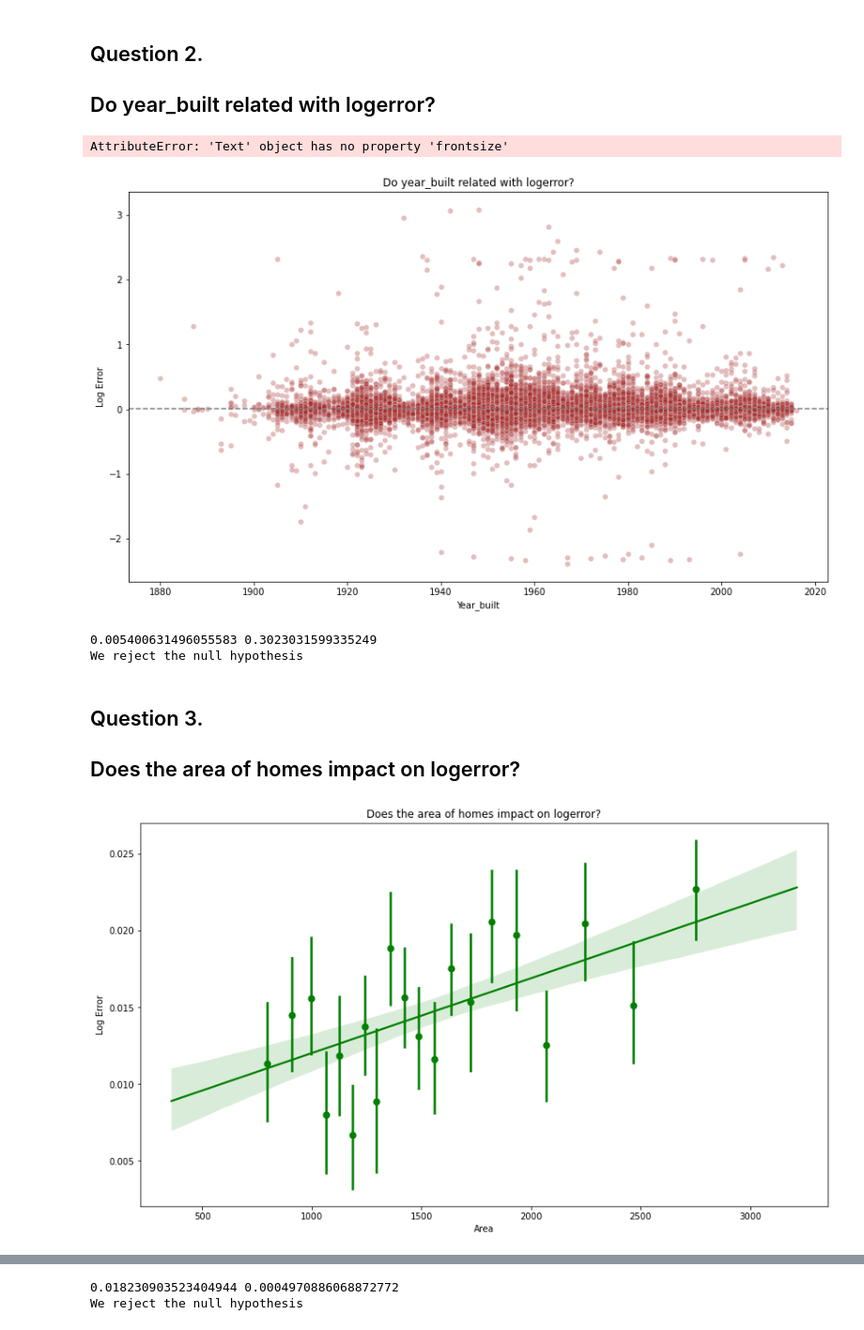
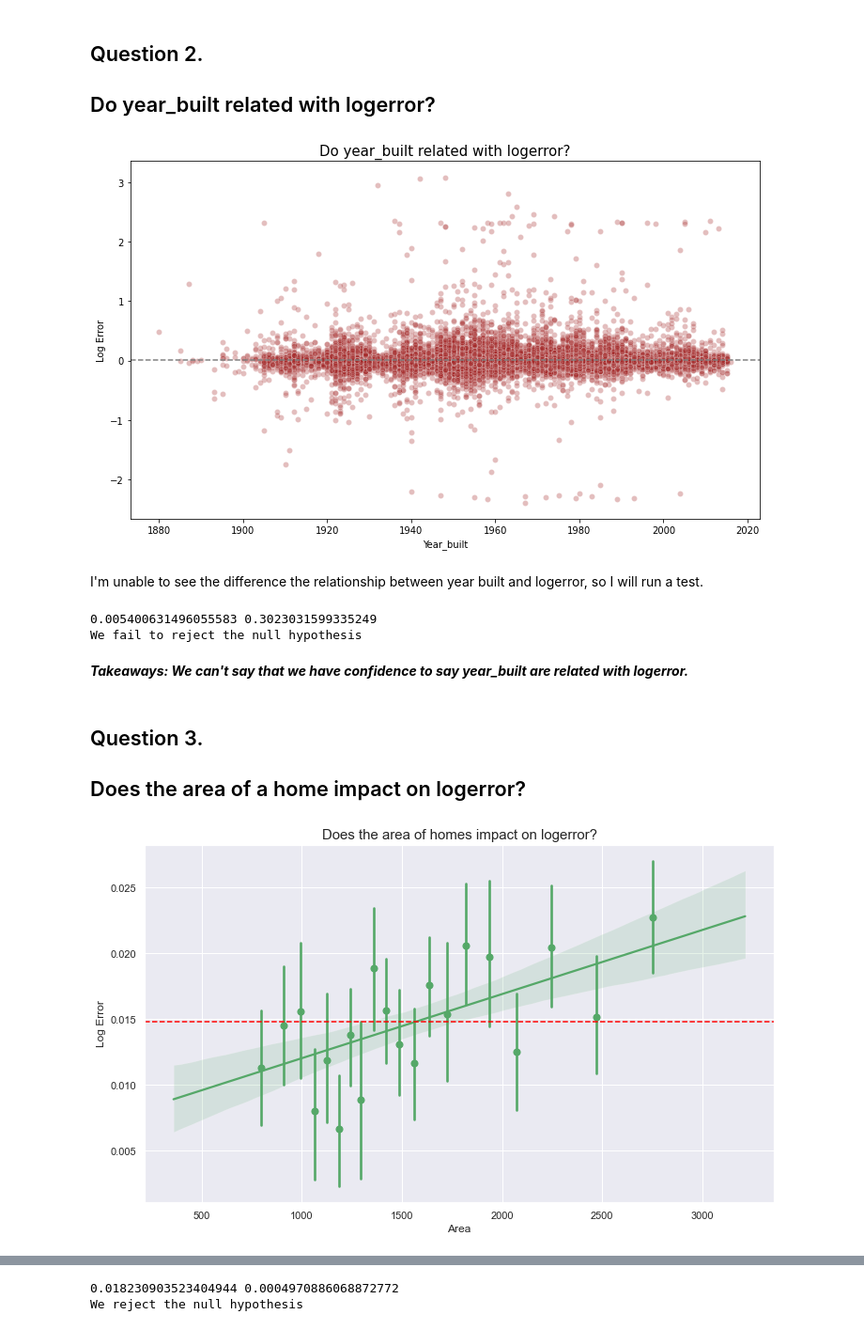
Before and after one commit to ellaxu43/clustering-exercises, a Jupyter notebook: explore_zillow.ipynb, the cells around one changed output, grey strips where cells are left out. Shown at 94% size. Cells and saved outputs as stored; diff of their text form; code cells hidden in the pictures.

```diff
--- a/explore_zillow.ipynb
+++ b/explore_zillow.ipynb
@@ -147,22 +159,27 @@ We reject the null hypothesis
 #H0:There is no relationship between logerror and year_built.
 #H1: There is relationship between logerror and year_built.
 # %%
-plt.figure(figsize=(14,8))
-sns.scatterplot(x='year_built', y='logerror', data=train,alpha=.3, color ='brown')
+#first, we can create a scatterplot to see the distribution.
+plt.figure(figsize=(12,7)) # set up the figure size.
+sns.scatterplot(x='year_built', y='logerror', data=train,alpha=.3, color ='brown')# set up the x and y.
 
-mean1 = train.logerror.mean()
-plt.axhline(mean1, ls='--', color='grey')
+mean1 = train.logerror.mean()# draw a logerror mean line
+plt.axhline(mean1, ls='--', color='grey')# set up the color and style
 
-plt.xlabel('Year_built')
-plt.ylabel('Log Error')
-plt.set_title('Do year_built related with logerror?',frontsize = 15)
+plt.xlabel('Year_built') # lable x
+plt.ylabel('Log Error')# lable y
+plt.title('Do year_built related with logerror?',fontsize=15)# add title and set up fontsize.
 plt.show()
 # %% [output]
-AttributeError: 'Text' object has no property 'frontsize'
-[figure, old version]
+[figure, new version]
+# %% [markdown]
+I'm unable to see the difference the relationship between year built and logerror, so I will run a test.
 # %%
+# Perform a corr test because both features are continuous features.
+alpha = 0.05 # set up the alpha = 0.05 as normal.
 corr, p = stats.pearsonr(train.logerror, train.year_built)
 print(corr, p)
+
 if p < alpha:
     print("We reject the null hypothesis")
 
@@ -170,21 +187,26 @@ else:
     print("We fail to reject the null hypothesis")
 # %% [output]
 0.005400631496055583 0.3023031599335249
-We reject the null hypothesis
+We fail to reject the null hypothesis
+# %% [markdown]
+***Takeaways: We can't say that we have confidence to say year_built are related with logerror.***
 # %% [markdown]
 ## Question 3.
-## Does the area of homes impact on logerror?
+## Does the area of a home impact on logerror?
 # %%
 #H0:There is no relationship between logerror and area.
 #H1: There is relationship between logerror and area.
 # %%
-plt.figure(figsize=(14,8))
-sns.regplot(x=train.area, y=train.logerror, x_bins=20,ci=70, truncate=True,x_estimator=np.mean, color = 'g')
-plt.xlabel('Area')
-plt.ylabel('Log Error')
-plt.title('Does the area of homes impact on logerror?')
+#Plot data and a linear regression model fit the area and logerror.
+plt.figure(figsize=(12,7))#set up the figure size.
+sns.regplot(x=train.area, y=train.logerror, x_bins=20,ci=80, color = 'g')
+# regplot can use on continuous feature by creating couple bins,
+#CI is  Size of the confidence interval for the regression estimate.I set to 80%, just to take a look the overall trend.
+plt.xlabel('Area')# set up the x axis.
+plt.ylabel('Log Error')# set up the y axis
+plt.title('Does the area of homes impact on logerror?',fontsize=15) # set up the title and fontsize.
+mean1 = train.logerror.mean()# draw the mean of the logerror.
+plt.axhline(mean1, ls='--', color='red')
 plt.show()
-
-#CI: Size of the confidence interval for the regression estimate.
 # %% [output]
-[figure, old version]
+[figure, new version]
```
Also changed, not shown: parts of 39 cells of this notebook.
